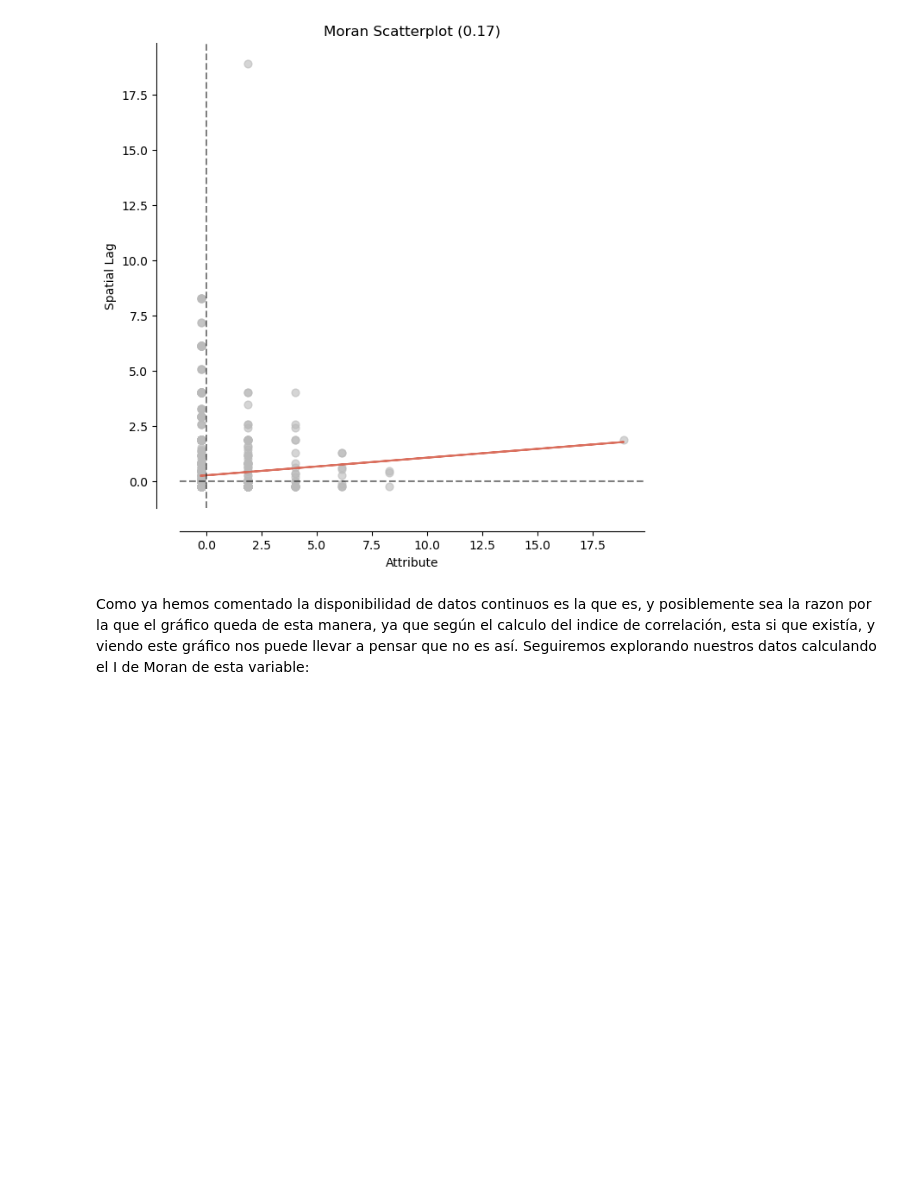
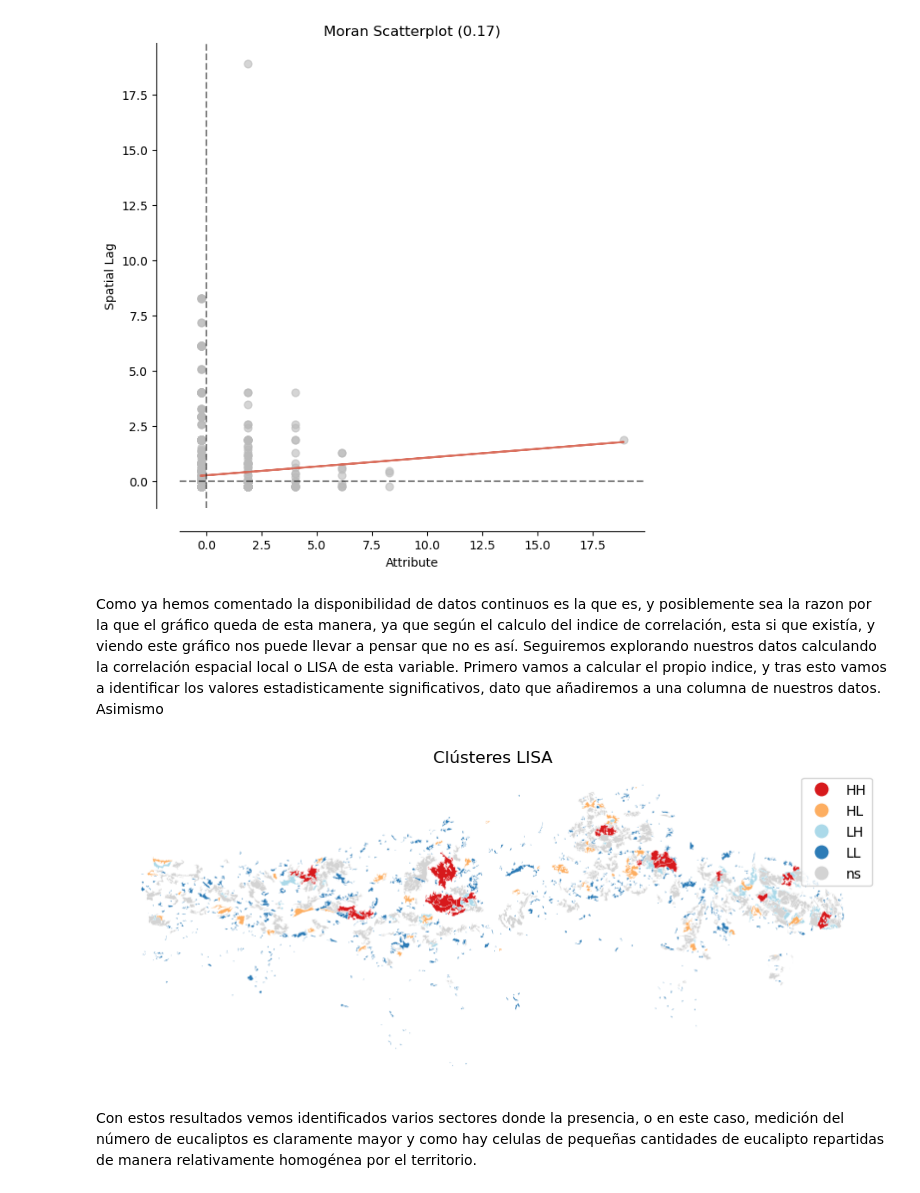
Before and after one commit to agarmar98/advprog, a Jupyter notebook: Moran_LISA.ipynb, the cells around one changed output. Saved outputs shown, nothing was run; the diff lists cells and outputs as text; code cells hidden in the pictures; blank space fills up the shorter version.

```diff
--- a/Moran_LISA.ipynb
+++ b/Moran_LISA.ipynb
@@ -264,4 +252,20 @@ moran_scatterplot(moran_i);
 # %% [output]
 [figure]
 # %% [markdown]
-Como ya hemos comentado la disponibilidad de datos continuos es la que es, y posiblemente sea la razon por la que el gráfico queda de esta manera, ya que según el calculo del indice de correlación, esta si que existía, y viendo este gráfico nos puede llevar a pensar que no es así. Seguiremos explorando nuestros datos calculando el I de Moran de esta variable:
+Como ya hemos comentado la disponibilidad de datos continuos es la que es, y posiblemente sea la razon por la que el gráfico queda de esta manera, ya que según el calculo del indice de correlación, esta si que existía, y viendo este gráfico nos puede llevar a pensar que no es así. Seguiremos explorando nuestros datos calculando la correlación espacial local o LISA de esta variable.
+Primero vamos a calcular el propio indice, y tras esto vamos a identificar los valores estadisticamente significativos, dato que añadiremos a una columna de nuestros datos. Asimismo
+# %%
+lisa = esda.Moran_Local(euc_mfe_simpl['euc_count'], w)
+# %%
+euc_mfe_simpl['significant'] = lisa.p_sim < 0.05
+euc_mfe_simpl['quadrant'] = lisa.q
+# %%
+
+fig, ax = plt.subplots(figsize=(10, 10))
+lisa_cluster(lisa, euc_mfe_simpl, p=0.05, ax=ax)
+ax.set_title("Clústeres LISA")
+plt.show()
+# %% [output]
+[figure, added]
+# %% [markdown]
+Con estos resultados vemos identificados varios sectores donde la presencia, o en este caso, medición del número de eucaliptos es claramente mayor y como hay celulas de pequeñas cantidades de eucalipto repartidas de manera relativamente homogénea por el territorio.
```
Also changed, not shown: parts of 5 cells of this notebook, 2 other files.
